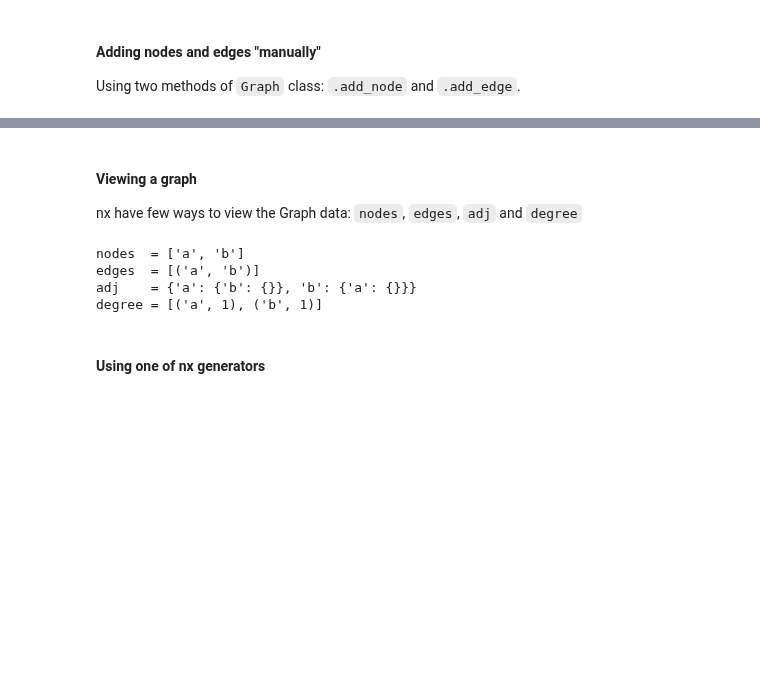
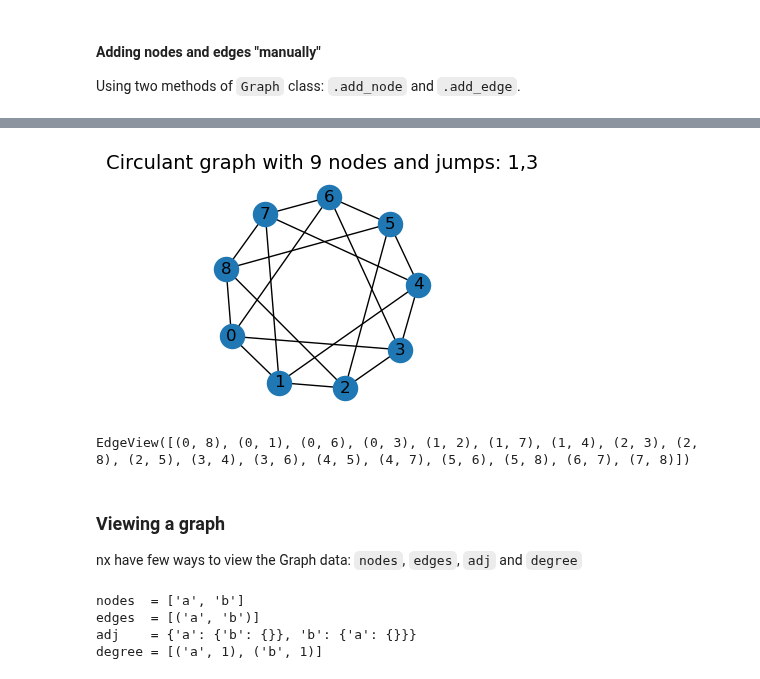
Before and after one commit to Polatucha16/collective_dynamics_lab, a Jupyter notebook: 07 networkx.ipynb, the cells around one changed output, grey strips where cells are left out. Saved outputs shown, nothing was run; the diff lists cells and outputs as text; code cells hidden in the pictures; blank space fills up the shorter version.

````diff
--- a/07 networkx.ipynb
+++ b/07 networkx.ipynb
@@ -25,5 +45,21 @@ G.add_edge('a', 'b')
+# %%
+# lets repair, take positions of nodes 1,2,..., 9 from simple circulant_graph with a jump 1.
+
+G1 = nx.circulant_graph(9, [1,3])
+frame = nx.circulant_graph(9, [1])
+pos_frame = nx.spring_layout(frame, seed=11)
+
+fig, ax = plt.subplots(figsize=(3,3))
+ax.set_title("Circulant graph with 9 nodes and jumps: 1,3", fontsize=14)
+nx.draw(G2, with_labels = True, pos=pos_frame)
+# %% [output]
+[figure, added]
+# %%
+G2.edges
+# %% [output]
+EdgeView([(0, 8), (0, 1), (0, 6), (0, 3), (1, 2), (1, 7), (1, 4), (2, 3), (2, 8), (2, 5), (3, 4), (3, 6), (4, 5), (4, 7), (5, 6), (5, 8), (6, 7), (7, 8)])
 # %% [markdown]
-#### Viewing a graph
+### Viewing a graph
 nx have few ways to view the Graph data: ```nodes```, ```edges```, ```adj``` and ```degree```
 # %%
 print(f"nodes  = {G.nodes}")
@@ -35,5 +71,3 @@ nodes  = ['a', 'b']
 edges  = [('a', 'b')]
 adj    = {'a': {'b': {}}, 'b': {'a': {}}}
 degree = [('a', 1), ('b', 1)]
-# %% [markdown]
-#### Using one of nx generators
````
Also changed, not shown: parts of 10 cells of this notebook.
